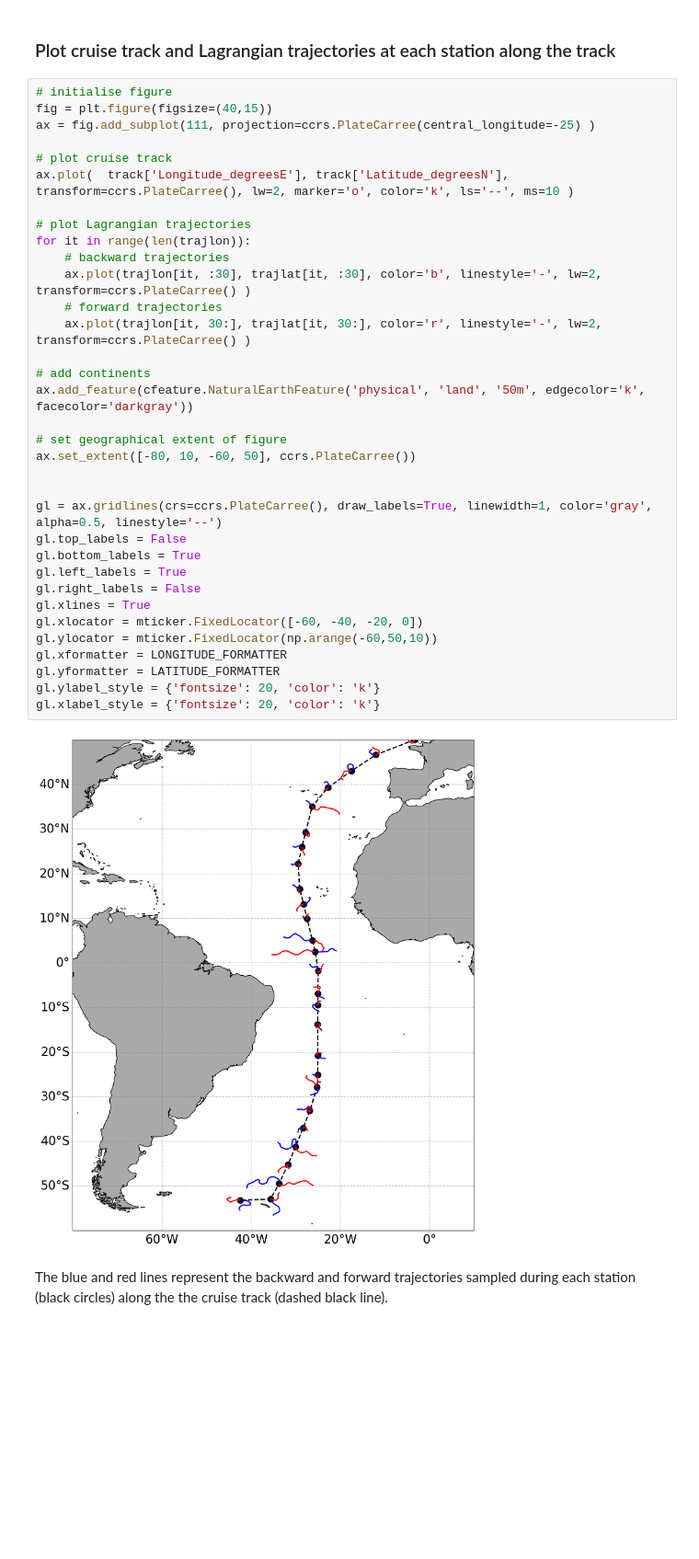
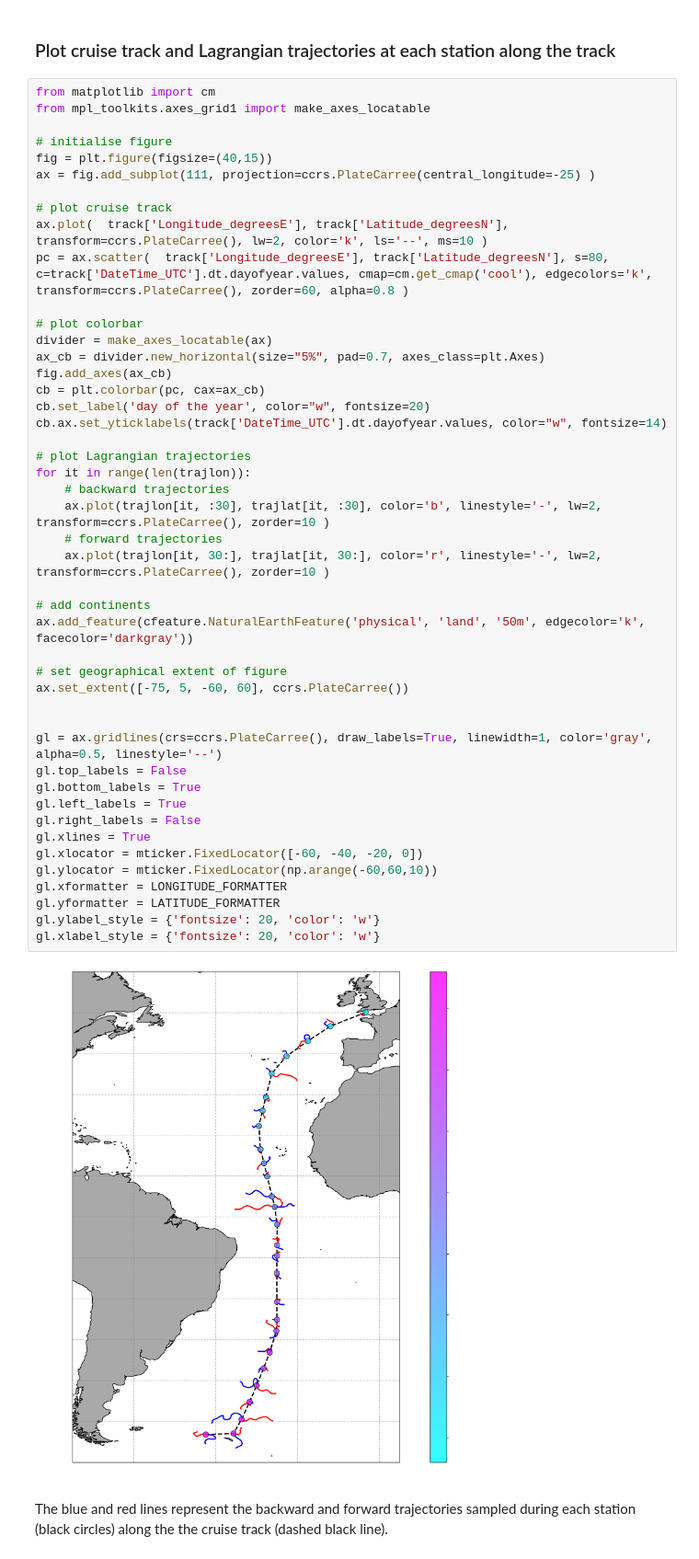
Before and after one commit to grgdll/OLTraj_examples, a Jupyter notebook: 1_Plot_traj/Source/OLTraj_eg_1.ipynb, the cells around one changed output. Shown at 92% size. Drawn from its saved outputs; the diff is of its cells as text; blank space fills up the shorter version.

Commit message:
added colors to stations to indicate the day of the year

```diff
--- a/1_Plot_traj/Source/OLTraj_eg_1.ipynb
+++ b/1_Plot_traj/Source/OLTraj_eg_1.ipynb
@@ -91,40 +91,52 @@ Reading OLTraj file: http://dap.ceda.ac.uk/thredds/dodsC/neodc/oltraj/data/v2.2/
 # %% [markdown]
 ### Plot cruise track and Lagrangian trajectories at each station along the track
 # %%
+from matplotlib import cm
+from mpl_toolkits.axes_grid1 import make_axes_locatable
+
 # initialise figure
 fig = plt.figure(figsize=(40,15))
 ax = fig.add_subplot(111, projection=ccrs.PlateCarree(central_longitude=-25) )
 
 # plot cruise track
-ax.plot(  track['Longitude_degreesE'], track['Latitude_degreesN'], transform=ccrs.PlateCarree(), lw=2, marker='o', color='k', ls='--', ms=10 )
+ax.plot(  track['Longitude_degreesE'], track['Latitude_degreesN'], transform=ccrs.PlateCarree(), lw=2, color='k', ls='--', ms=10 )
+pc = ax.scatter(  track['Longitude_degreesE'], track['Latitude_degreesN'], s=80, c=track['DateTime_UTC'].dt.dayofyear.values, cmap=cm.get_cmap('cool'), edgecolors='k', transform=ccrs.PlateCarree(), zorder=60, alpha=0.8 )
+
+# plot colorbar
+divider = make_axes_locatable(ax)
+ax_cb = divider.new_horizontal(size="5%", pad=0.7, axes_class=plt.Axes)
+fig.add_axes(ax_cb)
+cb = plt.colorbar(pc, cax=ax_cb)
+cb.set_label('day of the year', color="w", fontsize=20)
+cb.ax.set_yticklabels(track['DateTime_UTC'].dt.dayofyear.values, color="w", fontsize=14)
 
 # plot Lagrangian trajectories
 for it in range(len(trajlon)):
     # backward trajectories
-    ax.plot(trajlon[it, :30], trajlat[it, :30], color='b', linestyle='-', lw=2, transform=ccrs.PlateCarree() )
+    ax.plot(trajlon[it, :30], trajlat[it, :30], color='b', linestyle='-', lw=2, transform=ccrs.PlateCarree(), zorder=10 )
     # forward trajectories
-    ax.plot(trajlon[it, 30:], trajlat[it, 30:], color='r', linestyle='-', lw=2, transform=ccrs.PlateCarree() )
+    ax.plot(trajlon[it, 30:], trajlat[it, 30:], color='r', linestyle='-', lw=2, transform=ccrs.PlateCarree(), zorder=10 )
 
 # add continents
 ax.add_feature(cfeature.NaturalEarthFeature('physical', 'land', '50m', edgecolor='k', facecolor='darkgray'))
 
 # set geographical extent of figure
-ax.set_extent([-80, 10, -60, 50], ccrs.PlateCarree())
+ax.set_extent([-75, 5, -60, 60], ccrs.PlateCarree())
 
 
 gl = ax.gridlines(crs=ccrs.PlateCarree(), draw_labels=True, linewidth=1, color='gray', alpha=0.5, linestyle='--')
 gl.top_labels = False
 gl.bottom_labels = True
 gl.left_labels = True
 gl.right_labels = False
 gl.xlines = True
 gl.xlocator = mticker.FixedLocator([-60, -40, -20, 0])
-gl.ylocator = mticker.FixedLocator(np.arange(-60,50,10))
+gl.ylocator = mticker.FixedLocator(np.arange(-60,60,10))
 gl.xformatter = LONGITUDE_FORMATTER
 gl.yformatter = LATITUDE_FORMATTER
-gl.ylabel_style = {'fontsize': 20, 'color': 'k'}
-gl.xlabel_style = {'fontsize': 20, 'color': 'k'}
+gl.ylabel_style = {'fontsize': 20, 'color': 'w'}
+gl.xlabel_style = {'fontsize': 20, 'color': 'w'}
 # %% [output]
-[figure, old version]
+[figure, new version]
 # %% [markdown]
 The blue and red lines represent the backward and forward trajectories sampled during each station (black circles) along the the cruise track (dashed black line).
```
